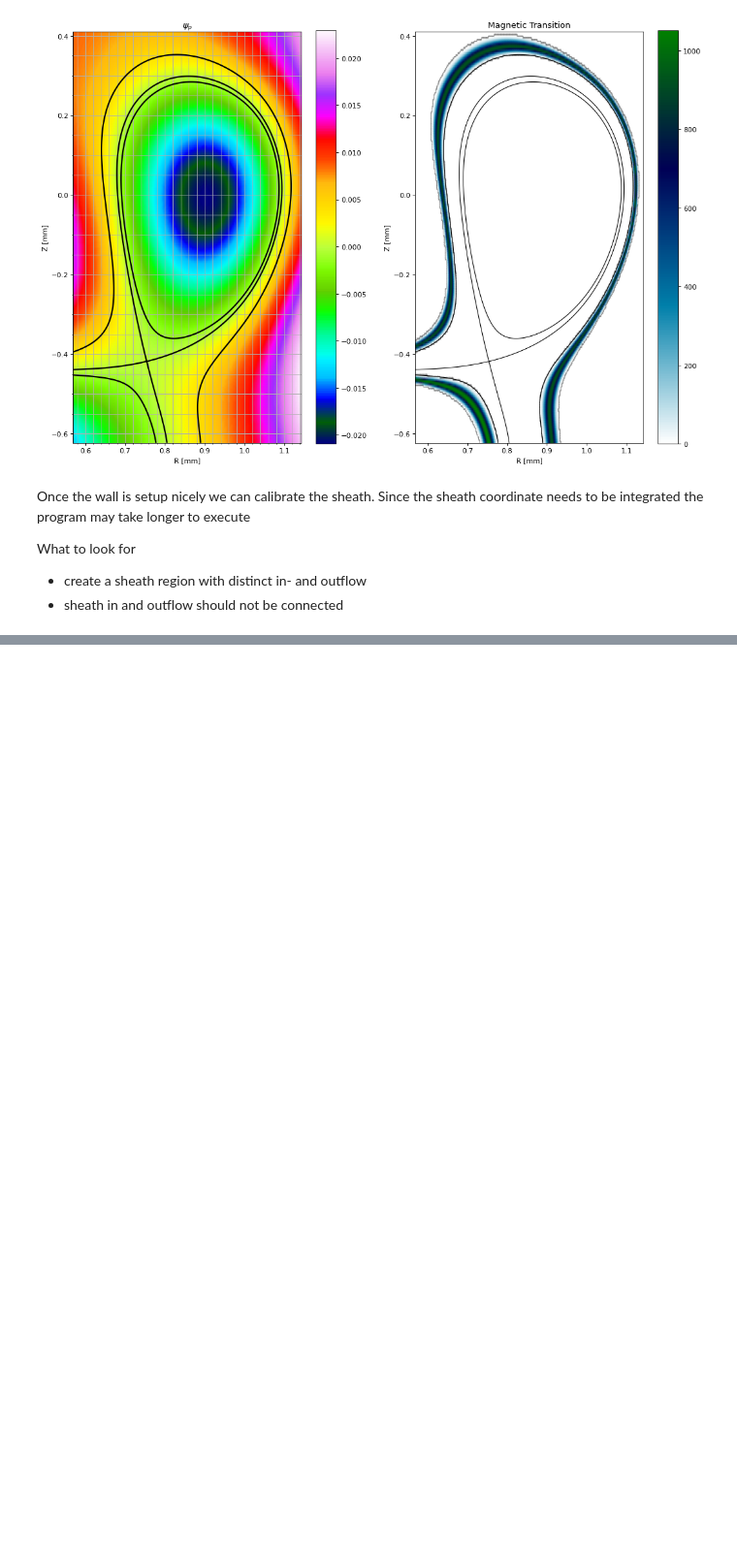
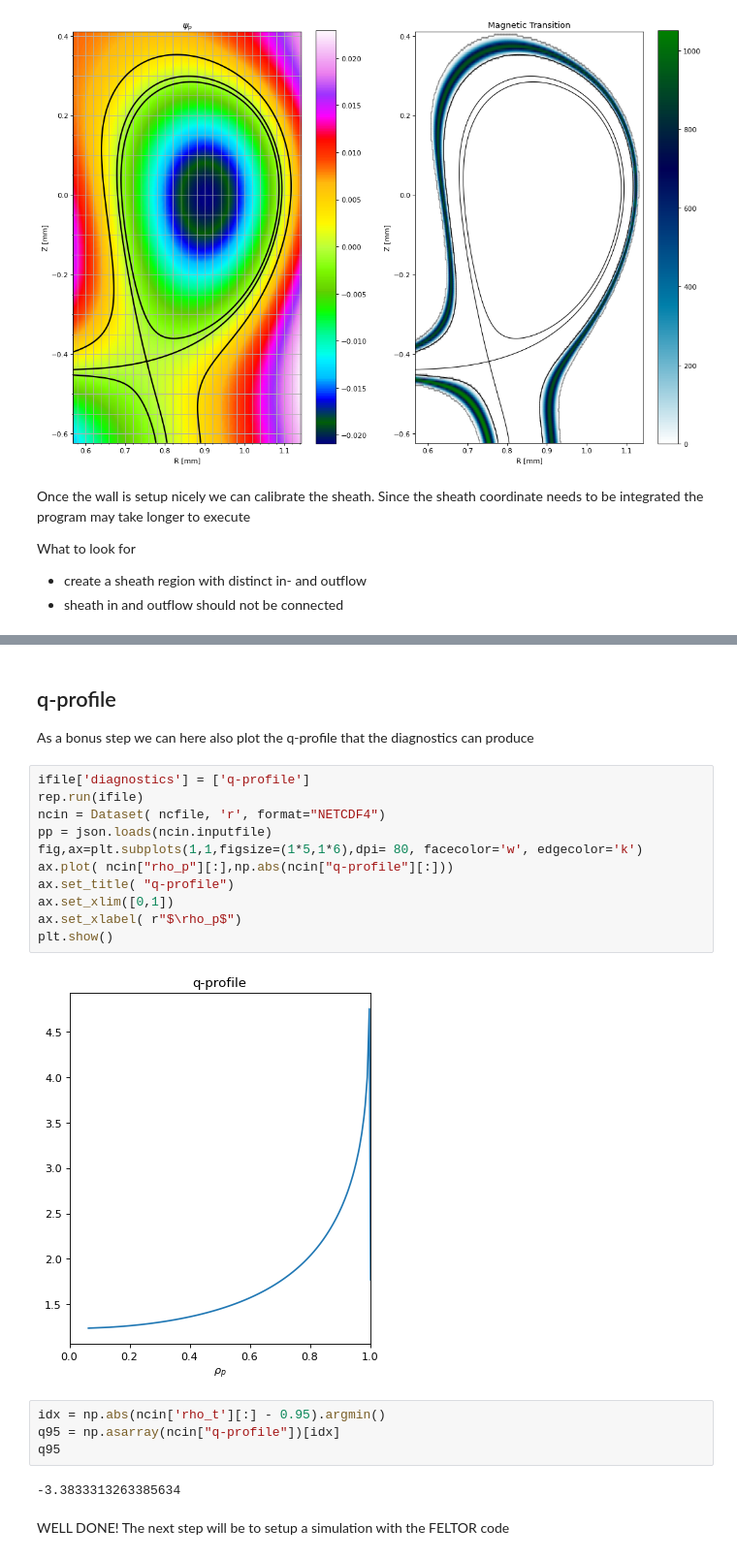
Before and after one commit to feltor-dev/magneticfielddb, a Jupyter notebook: geometry_diag.ipynb, the cells around one changed output, grey strips where cells are left out. Shown at 97% size. Cells and saved outputs as stored; diff of their text form; blank space fills up the shorter version.

```diff
--- a/geometry_diag.ipynb
+++ b/geometry_diag.ipynb
@@ -239,0 +289,25 @@ What to look for
+# %% [markdown]
+## q-profile
+
+As a bonus step we can here also plot the q-profile that the diagnostics can produce
+# %%
+ifile['diagnostics'] = ['q-profile']
+rep.run(ifile)
+ncin = Dataset( ncfile, 'r', format="NETCDF4")
+pp = json.loads(ncin.inputfile)
+fig,ax=plt.subplots(1,1,figsize=(1*5,1*6),dpi= 80, facecolor='w', edgecolor='k')
+ax.plot( ncin["rho_p"][:],np.abs(ncin["q-profile"][:]))
+ax.set_title( "q-profile")
+ax.set_xlim([0,1])
+ax.set_xlabel( r"$\rho_p$")
+plt.show()
+# %% [output]
+[figure, added]
+# %%
+idx = np.abs(ncin['rho_t'][:] - 0.95).argmin()
+q95 = np.asarray(ncin["q-profile"])[idx]
+q95
+# %% [output]
+-3.3833313263385634
+# %% [markdown]
+WELL DONE! The next step will be to setup a simulation with the FELTOR code
```
Also changed, not shown: parts of 14 cells of this notebook.
